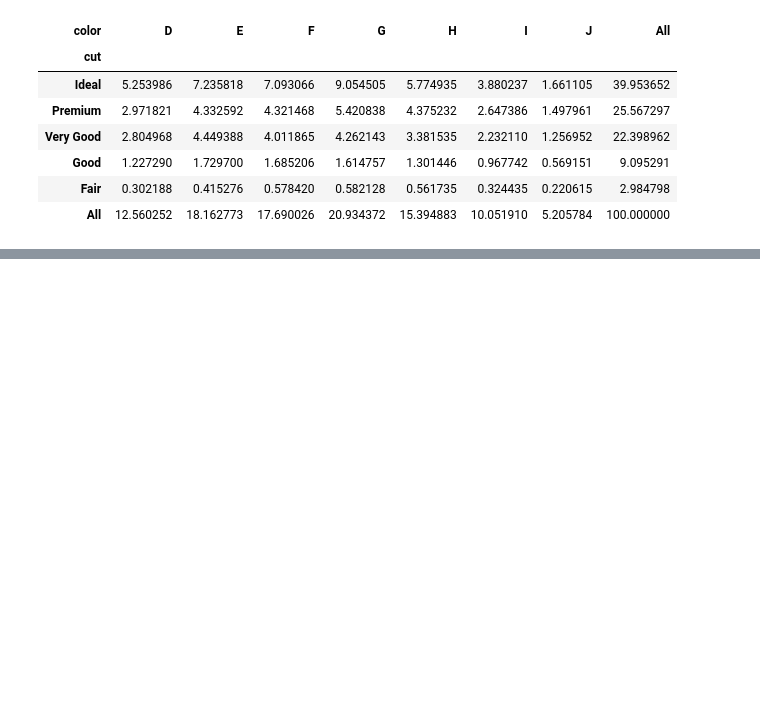
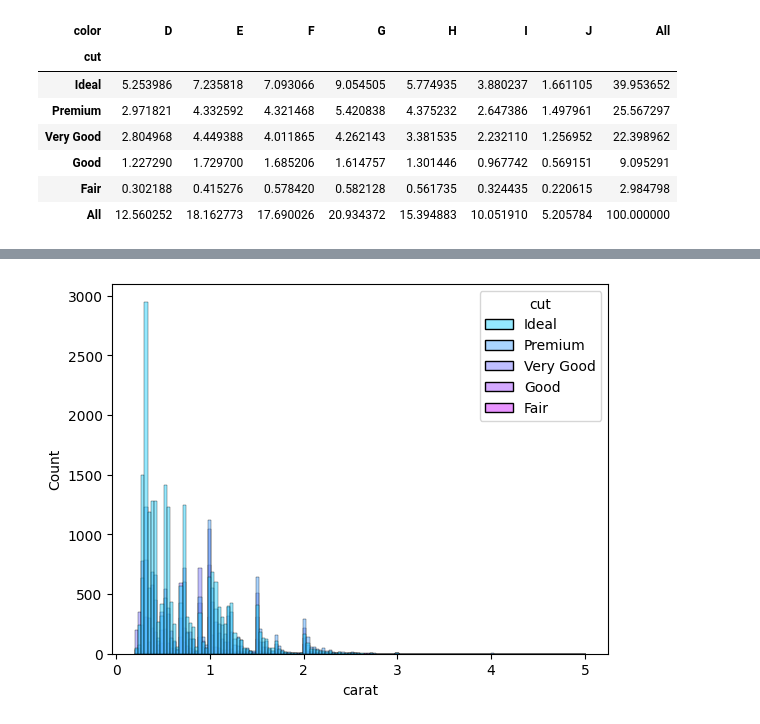
Before and after one commit to joahyot/202308_python_training_YJ, a Jupyter notebook: DemoPython04.ipynb, the cells around one changed output, grey strips where cells are left out. Cells and saved outputs as stored; diff of their text form; code cells hidden in the pictures; blank space fills up the shorter version.

```diff
--- a/DemoPython04.ipynb
+++ b/DemoPython04.ipynb
@@ -151,0 +231,8 @@ pd.crosstab(index    = diamonds.cut,
+# %%
+sns.histplot(data = diamonds,
+             x = "carat",
+             hue = "cut",
+             palette="cool")
+plt.show()
+# %% [output]
+[figure, added]
```
Also changed, not shown: parts of 27 cells of this notebook.
